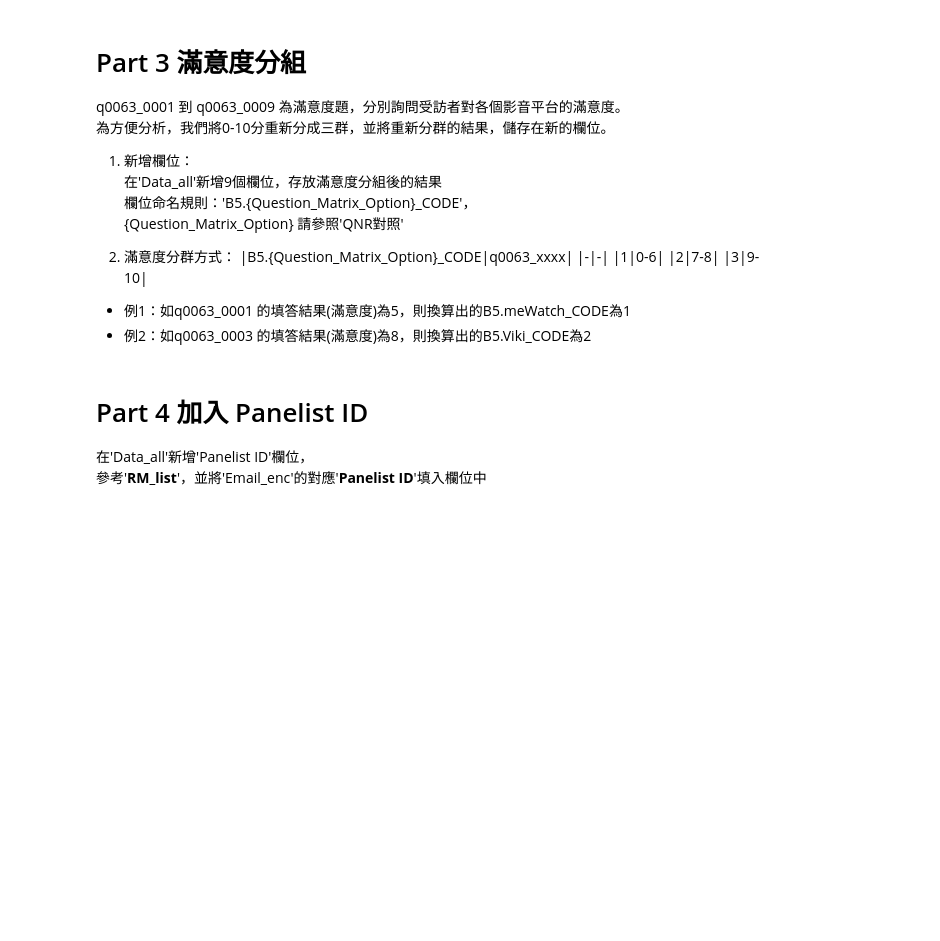
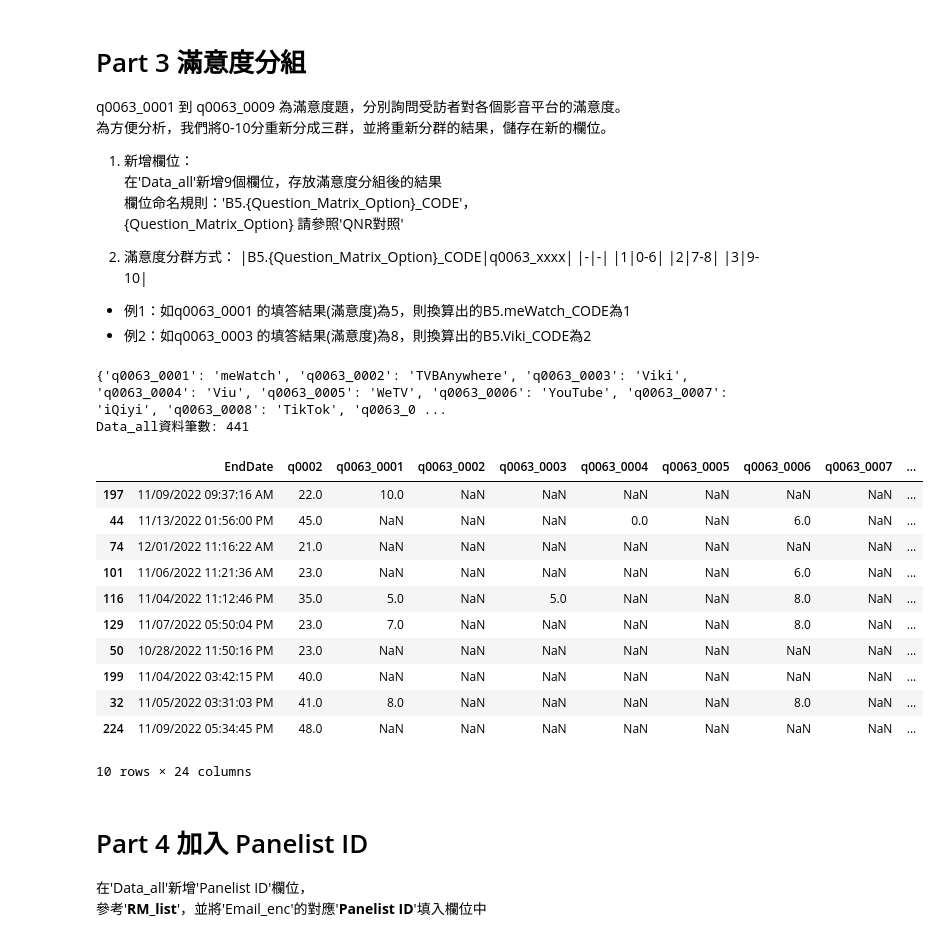
Before and after one commit to hsieh2000/HW, a Jupyter notebook: TNL_Data_Analyst_Intern_test2_Python_Instruction.ipynb, the cells around one changed output. Cells and saved outputs as stored; diff of their text form; code cells hidden in the pictures; blank space fills up the shorter version.

```diff
--- a/TNL_Data_Analyst_Intern_test2_Python_Instruction.ipynb
+++ b/TNL_Data_Analyst_Intern_test2_Python_Instruction.ipynb
@@ -139,6 +136,45 @@ q0063_0001 到 q0063_0009 為滿意度題，分別詢問受訪者對各個影音
 
 * 例1：如q0063_0001 的填答結果(滿意度)為5，則換算出的B5.meWatch_CODE為1
 * 例2：如q0063_0003 的填答結果(滿意度)為8，則換算出的B5.Viki_CODE為2
+# %%
+QNR_dict = {}
+for i,j in zip(QNR_contrast['Question_ID'],QNR_contrast['Question_Matrix_Option']):
+  QNR_dict[i] = j
+
+QNR_dict.pop('q0002')
+print(QNR_dict)
+
+def re_cluster(rate):
+  if 0 <= rate <= 6:
+    return 1
+  elif 7 <= rate <= 8:
+    return 2
+  elif 9 <= rate <= 10:
+    return 3
+  else:
+    return rate
+
+for i in QNR_dict.keys():
+  lst = list(map(lambda x : re_cluster(x), Data_all[i]))
+  Data_all[f"B5.{QNR_dict[i]}_CODE"] = lst
+
+print(f"Data_all資料筆數: {len(Data_all)}")
+Data_all.head(10)
+# %% [output]
+{'q0063_0001': 'meWatch', 'q0063_0002': 'TVBAnywhere', 'q0063_0003': 'Viki', 'q0063_0004': 'Viu', 'q0063_0005': 'WeTV', 'q0063_0006': 'YouTube', 'q0063_0007': 'iQiyi', 'q0063_0008': 'TikTok', 'q0063_0 ...
+Data_all資料筆數: 441
+|  | EndDate | q0002 | q0063_0001 | q0063_0002 | q0063_0003 | q0063_0004 | q0063_0005 | q0063_0006 | q0063_0007 | ... |
+| 197 | 11/09/2022 09:37:16 AM | 22.0 | 10.0 | NaN | NaN | NaN | NaN | NaN | NaN | ... |
+| 44 | 11/13/2022 01:56:00 PM | 45.0 | NaN | NaN | NaN | 0.0 | NaN | 6.0 | NaN | ... |
+| 74 | 12/01/2022 11:16:22 AM | 21.0 | NaN | NaN | NaN | NaN | NaN | NaN | NaN | ... |
+| 101 | 11/06/2022 11:21:36 AM | 23.0 | NaN | NaN | NaN | NaN | NaN | 6.0 | NaN | ... |
+| 116 | 11/04/2022 11:12:46 PM | 35.0 | 5.0 | NaN | 5.0 | NaN | NaN | 8.0 | NaN | ... |
+| 129 | 11/07/2022 05:50:04 PM | 23.0 | 7.0 | NaN | NaN | NaN | NaN | 8.0 | NaN | ... |
+| 50 | 10/28/2022 11:50:16 PM | 23.0 | NaN | NaN | NaN | NaN | NaN | NaN | NaN | ... |
+| 199 | 11/04/2022 03:42:15 PM | 40.0 | NaN | NaN | NaN | NaN | NaN | NaN | NaN | ... |
+| 32 | 11/05/2022 03:31:03 PM | 41.0 | 8.0 | NaN | NaN | NaN | NaN | 8.0 | NaN | ... |
+| 224 | 11/09/2022 05:34:45 PM | 48.0 | NaN | NaN | NaN | NaN | NaN | NaN | NaN | ... |
+10 rows × 24 columns
 # %% [markdown]
 # Part 4 加入 Panelist ID
 在'Data_all'新增'Panelist ID'欄位，
```
Also changed, not shown: parts of 4 cells of this notebook.
